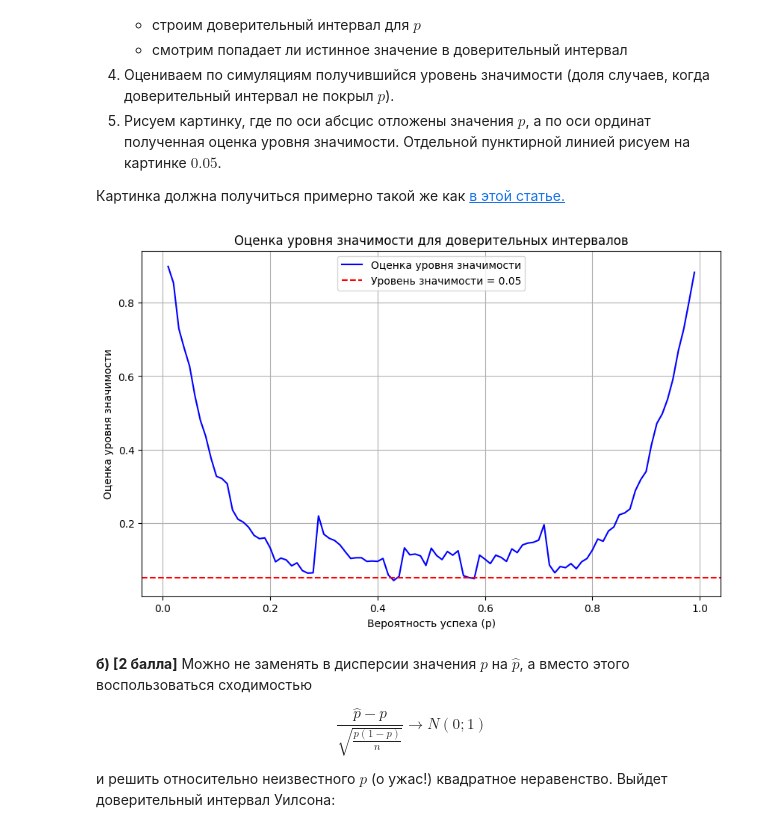
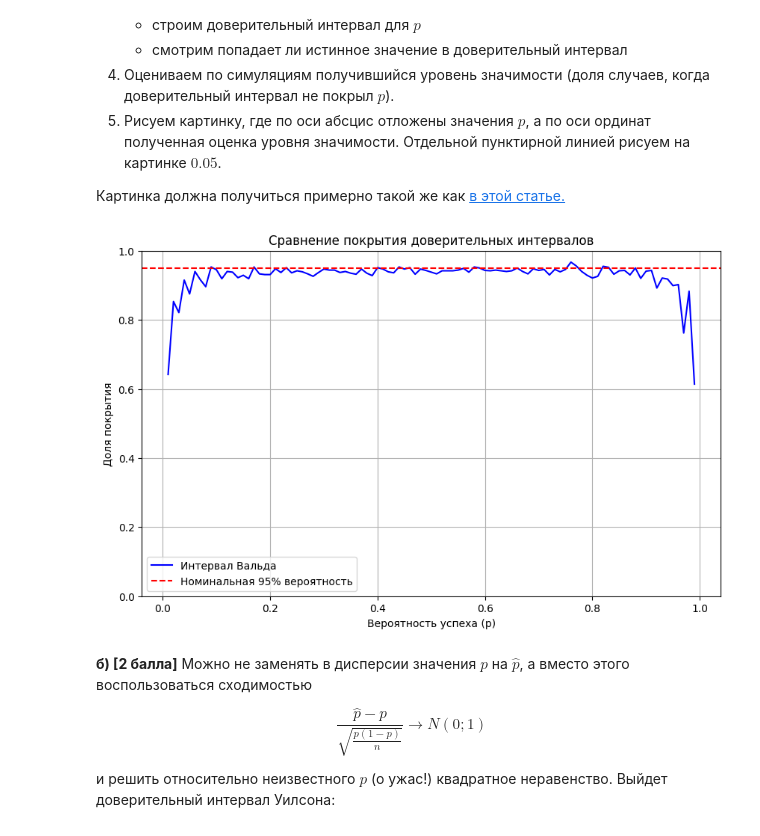
Before and after one commit to xanderkov/HSE-Math-Stat, a Jupyter notebook: hw-02/hw02-Kovel-Alexander.ipynb, the cells around one changed output. Drawn from its saved outputs; the diff is of its cells as text; code cells hidden in the pictures.

```diff
--- a/hw-02/hw02-Kovel-Alexander.ipynb
+++ b/hw-02/hw02-Kovel-Alexander.ipynb
@@ -66,45 +113,9 @@ $$
 # %%
-import numpy as np
-import matplotlib.pyplot as plt
-from scipy.stats import binom, norm
-
-alpha = 0.05
-n = 10
-num_simulations = 1000
-
-significance_levels = []
-
-p_values = np.arange(0.01, 1.0, 0.01)
-for p in p_values:
-    failures = 0
-
-    for _ in range(num_simulations):
-        sample = np.random.binomial(n, p)
-
-        phat = sample / n
-
-        z = norm.ppf(1 - alpha / 2)
-        se = np.sqrt((phat * (1 - phat)) / n)
-        ci_lower = phat - z * se
-        ci_upper = phat + z * se
-
-        if p < ci_lower or p > ci_upper:
-            failures += 1
-
-    significance_level = failures / num_simulations
-    significance_levels.append(significance_level)
+coverage_wald = create_simulation(get_wald, p_values, n=100)
 # %%
-plt.figure(figsize=(10, 6))
-plt.plot(p_values, significance_levels, label='Оценка уровня значимости', color='blue')
-plt.axhline(y=alpha, color='red', linestyle='--', label=f'Уровень значимости = {alpha}')
-plt.title('Оценка уровня значимости для доверительных интервалов')
-plt.xlabel('Вероятность успеха (p)')
-plt.ylabel('Оценка уровня значимости')
-plt.legend()
-plt.grid()
-plt.show()
+draw_sim_plot(p_values, coverage_wald, label='Интервал Вальда')
 # %% [output]
-[figure, old version]
+[figure, new version]
 # %% [markdown]
 __б) [2 балла]__ Можно не заменять в дисперсии значения $p$ на $\hat p$, а вместо этого воспользоваться сходимостью
 
```
Also changed, not shown: parts of 17 cells of this notebook, 1 other file.
